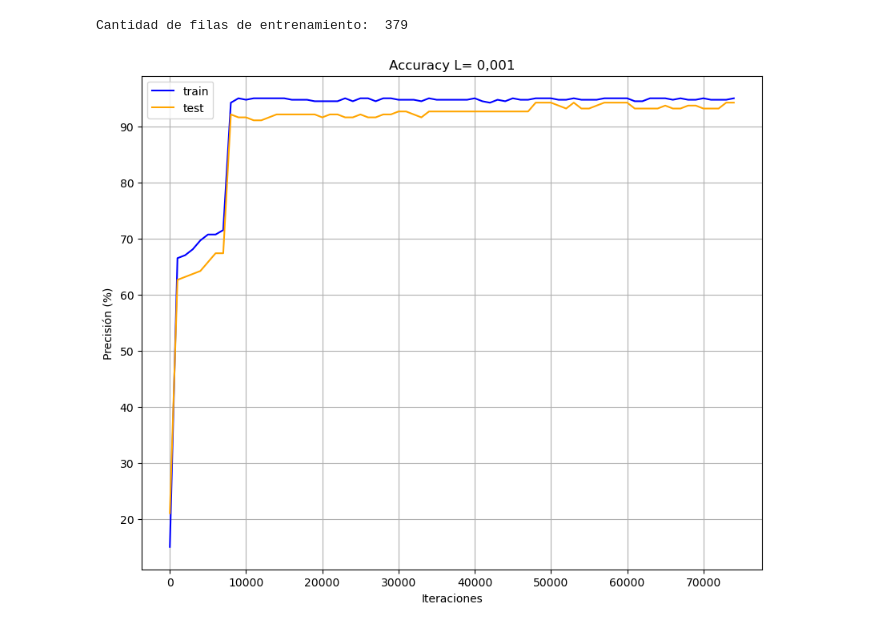
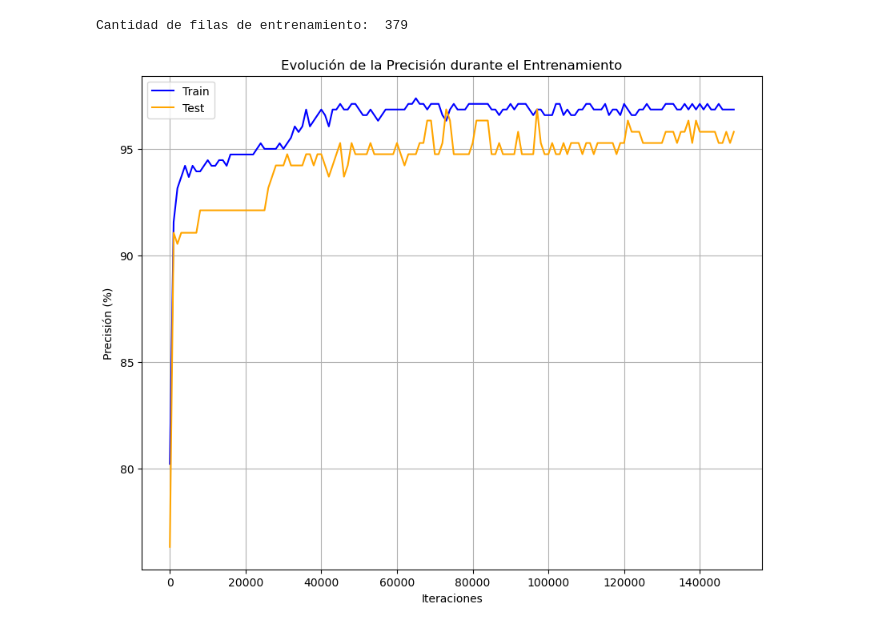
Before and after one commit to Nauh2002/Tp_mate3, a Jupyter notebook: grafico.ipynb, the cells around one changed output. Drawn from its saved outputs; the diff is of its cells as text; code cells hidden in the pictures.

Commit message:
redes neuronales corregidas

```diff
--- a/grafico.ipynb
+++ b/grafico.ipynb
@@ -1,16 +1,15 @@
 # %%
-# librerías
+import pandas as pd
 import numpy as np
-import pandas as pd
 import matplotlib.pyplot as plt
 from sklearn.model_selection import train_test_split
 from sklearn.preprocessing import StandardScaler
 from tqdm.auto import tqdm
 
-# Cargar el archivo limpio de cáncer de mama
-df2 = pd.read_csv('cancer_de_mama_limpio_top10')
+# # Guarda el archivo en una variable
+df2 = pd.read_csv('cancer_de_mama_limpio_top10.csv')
 
-# Extraer variables de entrada (todas las filas, columnas de 2 a 31)
+# Extraer variables de entrada (todas las filas, columnas de 2 a 10)
 X = df2.iloc[:, 2:11].values
 
 # Extraer columna de salida (todas las filas, columna 'diagnosis')
@@ -20,69 +19,57 @@ Y = df2.iloc[:, 1].values
 scaler = StandardScaler()
 X = scaler.fit_transform(X)
 
-# Dividir los datos en conjuntos de entrenamiento y prueba
+# Dividir en un conjunto de entrenamiento y uno de prueba
 X_train, X_test, Y_train, Y_test = train_test_split(X, Y, test_size=1/3)
 
 # Número de registros de entrenamiento
 n = X_train.shape[0]
 print('Cantidad de filas de entrenamiento: ', n)
 
-# Construir red neuronal con pesos y sesgos inicializados aleatoriamente
+# Funciones de activación
 leaky_relu = lambda x: np.where(x > 0, x, x * 0.01)
 logistic = lambda x: 1 / (1 + np.exp(-x))
 
 # Semilla para reproducibilidad
 np.random.seed(2)
 
-# Inicialización de pesos
-w_hidden = (np.random.rand(4, 9)*2)-1
-w_hidden2 = (np.random.rand(4, 4)*2)-1
-w_output = (np.random.rand(1, 4)*2)-1
+# Construir red neuronal con pesos y sesgos
+# inicializados aleatoriamente
+w_hidden = (np.random.rand(3, 9) * 2) - 1
+w_output = (np.random.rand(1, 3) * 2) - 1
 
-# Inicialización de sesgos
-b_hidden = (np.random.rand(4, 1)*2)-1
-b_hidden2 = (np.random.rand(4, 1)*2)-1
-b_output = (np.random.rand(1, 1)*2)-1
+b_hidden = (np.random.rand(3, 1) * 2) - 1
+b_output = (np.random.rand(1, 1) * 2) - 1
 
-# Ejecutar entradas a través de la red neuronal para obtener salidas predichas
+# Funcion que corre la red neuronal con los datos de entrada para predecir la salida
 def forward_prop(X):
     Z1 = w_hidden @ X + b_hidden
     A1 = leaky_relu(Z1)
-    Z2 = w_hidden2 @ A1 + b_hidden2
-    A2 = leaky_relu(Z2)
-    Z3 = w_output @ A2 + b_output
-    A3 = logistic(Z3)
-    return Z1, A1, Z2, A2, Z3, A3
+    Z2 = w_output @ A1 + b_output
+    A2 = logistic(Z2)
+    return Z1, A1, Z2, A2
 
 # Cálculo de precisión
 def precision(X, Y):
-    test_predictions = forward_prop(X.transpose())[5]
+    test_predictions = forward_prop(X.transpose())[3] # me interesa solo la capa de salida, A2
     test_comparisons = np.equal((test_predictions >= .5).flatten().astype(int), Y)
     accuracy = sum(test_comparisons.astype(int) / X.shape[0])
     return accuracy * 100
 
-
-# Se realiza el descenso de gradiente y cálculo de la red entrenada
-
 # Tasa de aprendizaje
-L = 0.001
+L = 0.01
 
 # Derivadas de las funciones de activación
 d_leaky_relu = lambda x: np.where(x > 0, x, 0.01)
 d_logistic = lambda x: np.exp(-x) / (1 + np.exp(-x)) ** 2
 
-# Función de backward propagation
-def backward_prop(Z1, A1, Z2, A2, Z3, A3, X, Y):
-    dC_dA3 = 2 * (A3 - Y)
-    dA3_dZ3 = d_logistic(Z3)
-    dZ3_dW3 = A2
-    dZ3_dA2 = w_output
-    dC_dZ3 = dC_dA3 * dA3_dZ3
-
-    dC_dA2 = dZ3_dA2.T @ dC_dZ3
-    dA2_dZ2 = d_leaky_relu(Z2)
+## Devuelve pendientes para pesos y sesgos
+# usando la regla de la cadena
+def backward_prop(Z1, A1, Z2, A2, X, Y):
+    dC_dA2 = 2 * (A2 - Y)
+    dA2_dZ2 = d_logistic(Z2)
     dZ2_dW2 = A1
-    dZ2_dA1 = w_hidden2
+    dZ2_dA1 = w_output
     dC_dZ2 = dC_dA2 * dA2_dZ2
 
     dC_dA1 = dZ2_dA1.T @ dC_dZ2
@@ -90,62 +77,64 @@ def backward_prop(Z1, A1, Z2, A2, Z3, A3, X, Y):
     dZ1_dW1 = X
     dC_dZ1 = dC_dA1 * dA1_dZ1
 
-    dC_dW3 = dC_dZ3 @ dZ3_dW3.T
-    dC_dB3 = np.sum(dC_dZ3, axis=1, keepdims=True)
-
     dC_dW2 = dC_dZ2 @ dZ2_dW2.T
     dC_dB2 = np.sum(dC_dZ2, axis=1, keepdims=True)
 
     dC_dW1 = dC_dZ1 @ dZ1_dW1.T
     dC_dB1 = np.sum(dC_dZ1, axis=1, keepdims=True)
 
-    return dC_dW1, dC_dB1, dC_dW2, dC_dB2, dC_dW3, dC_dB3
+    return dC_dW1, dC_dB1, dC_dW2, dC_dB2
 
-# Listas para almacenar precisión
+# Listas para almacenar la precisión
 train_accuracies = []
 test_accuracies = []
 
-# Entrenamiento de la red
-for i in tqdm(range(75000)):
+# Ejecutar descenso de gradiente
+for i in tqdm(range(150_000)):
+    # seleccionar aleatoriamente uno de los datos de entrenamiento
     idx = np.random.choice(n, 1, replace=False)
     X_sample = X_train[idx].transpose()
     Y_sample = Y_train[idx]
 
-    Z1, A1, Z2, A2, Z3, A3 = forward_prop(X_sample)
-    dW1, dB1, dW2, dB2, dW3, dB3 = backward_prop(Z1, A1, Z2, A2, Z3, A3, X_sample, Y_sample)
+    # pasar datos seleccionados aleatoriamente a través de la red neuronal
+    Z1, A1, Z2, A2 = forward_prop(X_sample)
 
-    # Actualizar pesos y sesgos
+    # distribuir error a través de la retropropagación
+    # y devolver pendientes para pesos y sesgos
+    dW1, dB1, dW2, dB2 = backward_prop(Z1, A1, Z2, A2, X_sample, Y_sample)
+
+    # actualizar pesos y sesgos
     w_hidden -= L * dW1
     b_hidden -= L * dB1
-    w_hidden2 -= L * dW2
-    b_hidden2 -= L * dB2
-    w_output -= L * dW3
-    b_output -= L * dB3
+    w_output -= L * dW2
+    b_output -= L * dB2
 
     # Almacenar la precisión cada 1000 iteraciones
     if i % 1000 == 0:
         train_acc = precision(X_train, Y_train)
         test_acc = precision(X_test, Y_test)
         train_accuracies.append(train_acc)
         test_accuracies.append(test_acc)
 
 # Graficar la evolución de la precisión
 plt.figure(figsize=(10, 8))
-plt.plot(range(0, 75000, 1000), train_accuracies, label='train', color='blue')
-plt.plot(range(0, 75000, 1000), test_accuracies, label='test', color='orange')
-plt.title('Accuracy L= 0,001')
+plt.plot(range(0, 150000, 1000), train_accuracies, label='Train', color='blue')
+plt.plot(range(0, 150000, 1000), test_accuracies, label='Test', color='orange')
+plt.title('Evolución de la Precisión durante el Entrenamiento')
 plt.xlabel('Iteraciones')
 plt.ylabel('Precisión (%)')
 plt.legend()
 plt.grid()
 plt.show()
 
+# Cálculo de precisión post-entrenamiento
+print('Post entrenamiento: \n')
 print('Test')
 post_test_acc = precision(X_test, Y_test)
 print(post_test_acc)
 print('Train')
 post_train_acc = precision(X_train, Y_train)
 print(post_train_acc)
 # %% [output]
 Cantidad de filas de entrenamiento:  379
-[figure, old version]
+[figure, new version]
```
Also changed, not shown: parts of 1 cell of this notebook, 5 other files.
